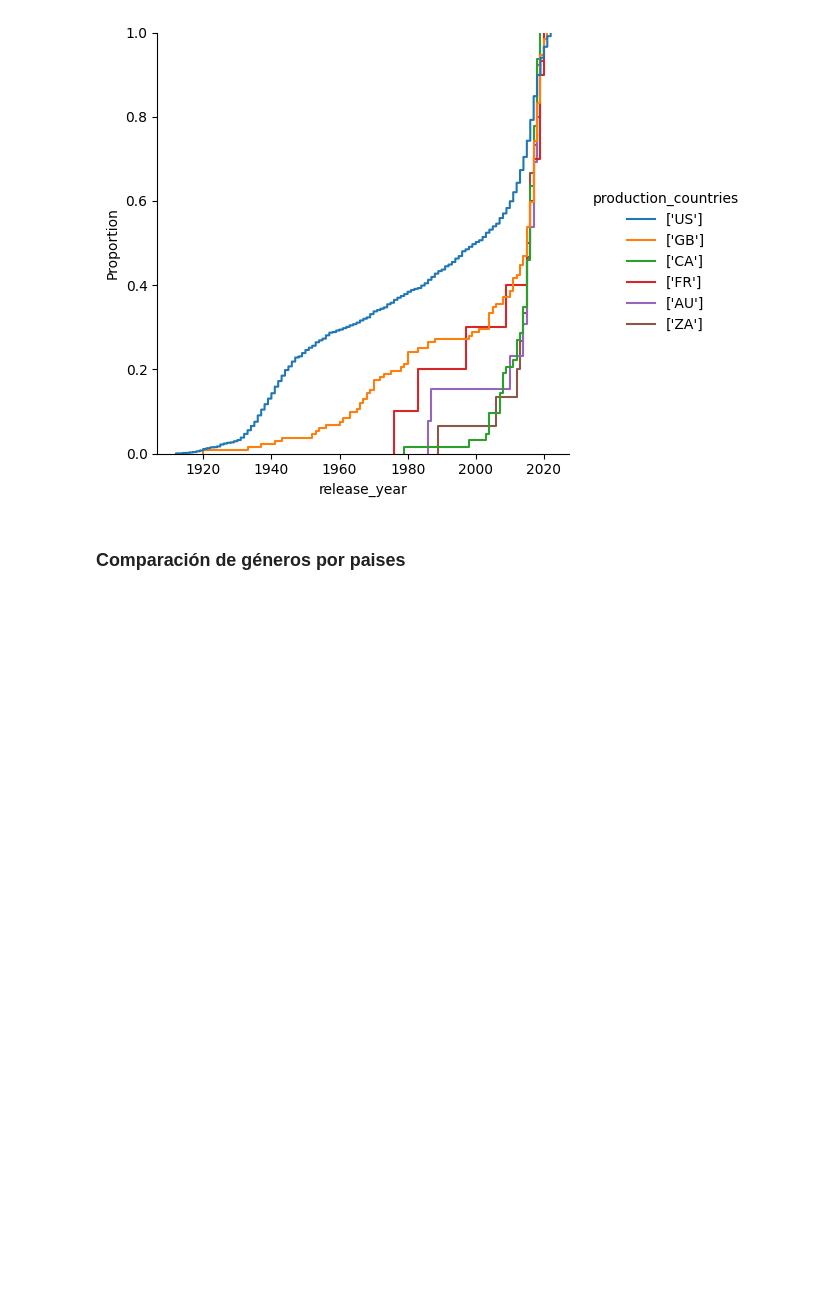
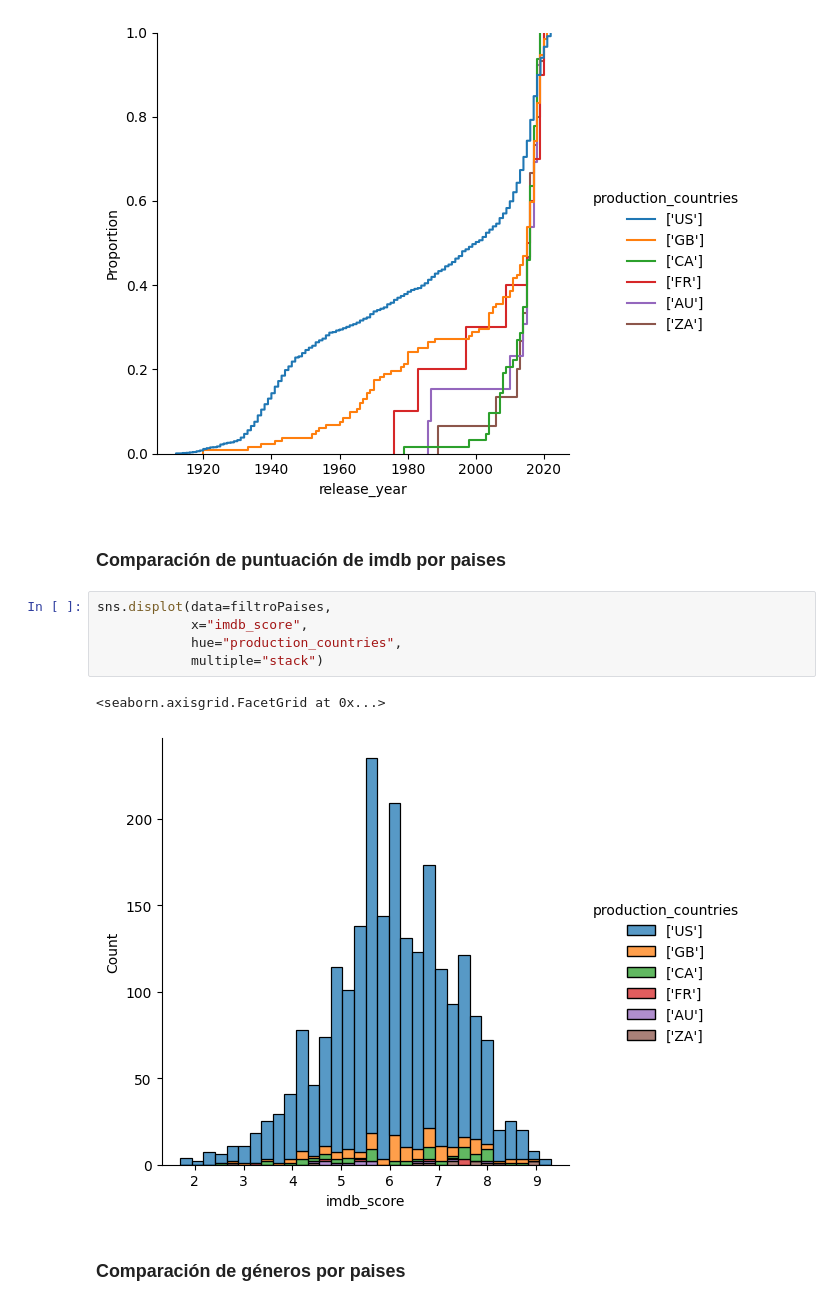
Before and after one commit to davidcabrero/EDA_Paramount, a Jupyter notebook: EDA_Paramount.ipynb, the cells around one changed output. Cells and saved outputs as stored; diff of their text form; blank space fills up the shorter version.

```diff
--- a/EDA_Paramount.ipynb
+++ b/EDA_Paramount.ipynb
@@ -279,6 +279,16 @@ sns.displot(
 # %% [output]
 <seaborn.axisgrid.FacetGrid at 0x...>
 [figure]
+# %% [markdown]
+### Comparación de puntuación de imdb por paises
+# %%
+sns.displot(data=filtroPaises,
+            x="imdb_score",
+            hue="production_countries",
+            multiple="stack")
+# %% [output]
+<seaborn.axisgrid.FacetGrid at 0x...>
+[figure, added]
 # %% [markdown]
 ### Comparación de géneros por paises
 # %%
```
Also changed, not shown: parts of 6 cells of this notebook, 1 other file.
